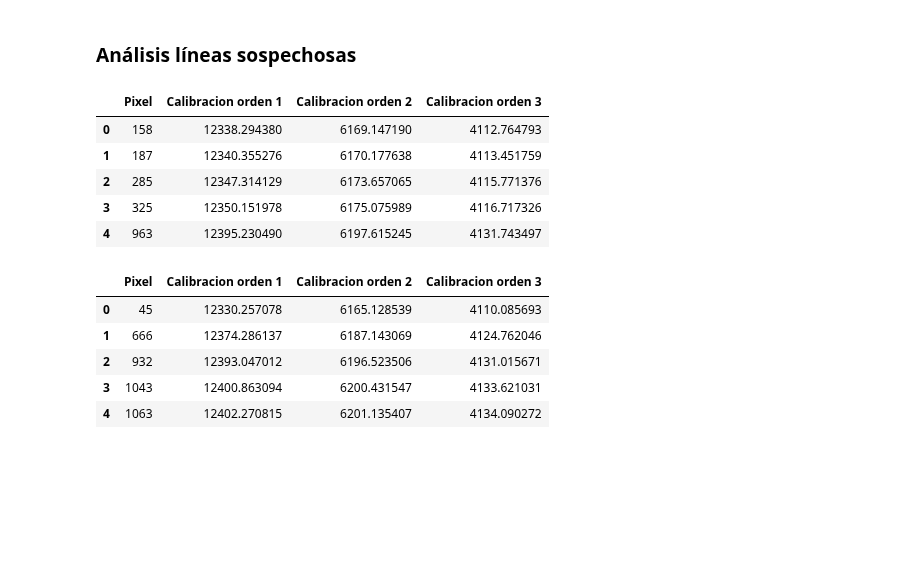
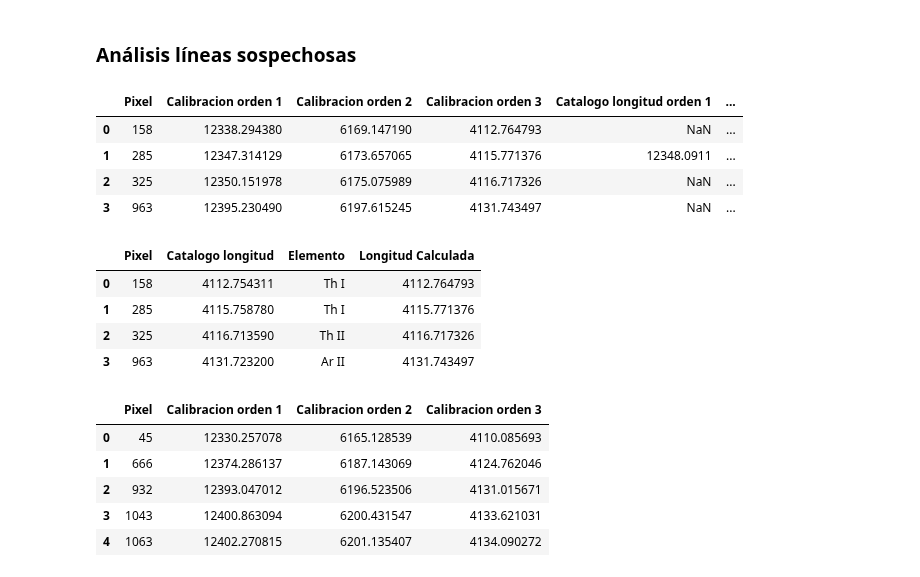
Before and after one commit to ccuellarn/Torium-Operation, a Jupyter notebook: Data/Th 6200/Analisis_6200.ipynb, the cells around one changed output. Cells and saved outputs as stored; diff of their text form; code cells hidden in the pictures; blank space fills up the shorter version.

```diff
--- a/Data/Th 6200/Analisis_6200.ipynb
+++ b/Data/Th 6200/Analisis_6200.ipynb
@@ -184,7 +184,7 @@ catalog_long_1 = [6164.48, 6169.82, 6172.28, 6173.10, 6178.43, 6180.71, 6182.62,
 Pixesp_1 = [1063]
 
 #Lista de líneas completamente sospechosas
-Pixsus_1 = [158,187,325,963]
+Pixsus_1 = [158,325,963]
 
 #Unir dataframes de líneas en el catalogo
 DataFit_1 = MakeDataFrame(len(marker_xl),catalog_long_1,index_xl, index_yl)
@@ -398,40 +398,37 @@ fig3.tight_layout()
 # %%
 #Ver y tener los diferentes valores encontrados en el catalogo de nist
 LineasSos_1 = LineasSus(Pixsus_1,param)
-# LineasSos_1['Catalogo longitud orden 1'] = []
-# LineasSos_1['Elemento orden 1'] = [ ]
-# LineasSos_1['Catalogo longitud orden 3'] = []
-# LineasSos_1['Elemento orden 3'] = [ ]
+LineasSos_2 = LineasSus(Pixsus_2 ,param)
+LineasSos = pd.concat([LineasSos_1,LineasSos_2], axis=0).sort_values(by='Pixel', ascending=True, na_position='first').reset_index(drop=True)
 
-LineasSos_2 = LineasSus(Pixsus_2 ,param)
-# LineasSos_2['Catalogo longitud orden 1'] = []
-# LineasSos_2['Elemento orden 1'] = [ ]
-# LineasSos_2['Catalogo longitud orden 3'] = []
-# LineasSos_2['Elemento orden 3'] = [ ]
+LineasSos['Catalogo longitud orden 1'] = [None, 12348.0911, None, None]
+LineasSos['Elemento orden 1'] = [None, 'Th I', None, None]
+LineasSos['Catalogo longitud orden 3'] = [4112.754311, 4115.75878, 4116.71359, 4131.7232]
+LineasSos['Elemento orden 3'] = ['Th I', 'Th I', 'Th II', 'Ar II']
 
-LineasSos = pd.concat([LineasSos_1,LineasSos_2], axis=0).sort_values(by='Pixel', ascending=True, na_position='first').reset_index(drop=True)
 LineasSos
 # %% [output]
-|  | Pixel | Calibracion orden 1 | Calibracion orden 2 | Calibracion orden 3 |
-| 0 | 158 | 12338.294380 | 6169.147190 | 4112.764793 |
-| 1 | 187 | 12340.355276 | 6170.177638 | 4113.451759 |
-| 2 | 285 | 12347.314129 | 6173.657065 | 4115.771376 |
-| 3 | 325 | 12350.151978 | 6175.075989 | 4116.717326 |
-| 4 | 963 | 12395.230490 | 6197.615245 | 4131.743497 |
+|  | Pixel | Calibracion orden 1 | Calibracion orden 2 | Calibracion orden 3 | Catalogo longitud orden 1 | ... |
+| 0 | 158 | 12338.294380 | 6169.147190 | 4112.764793 | NaN | ... |
+| 1 | 285 | 12347.314129 | 6173.657065 | 4115.771376 | 12348.0911 | ... |
+| 2 | 325 | 12350.151978 | 6175.075989 | 4116.717326 | NaN | ... |
+| 3 | 963 | 12395.230490 | 6197.615245 | 4131.743497 | NaN | ... |
 # %%
-# # Por si se necesita quitar algun elemento None del dataframe .drop([2],axis=0).reset_index(drop=True)
-# LineasSos_1['Catalogo longitud'] = []
-# LineasSos_1['Elemento'] = [ ]
+# Por si se necesita quitar algun elemento None del dataframe .drop([2],axis=0).reset_index(drop=True)
+LineasSos['Catalogo longitud'] = [4112.754311, 4115.75878, 4116.71359, 4131.7232]
+LineasSos['Elemento'] = ['Th I', 'Th I', 'Th II', 'Ar II']
+LineasSos['Longitud Calculada'] = LineasSos['Calibracion orden 3']
+LineasSos = LineasSos.drop(['Catalogo longitud orden 1','Catalogo longitud orden 3', 'Calibracion orden 1', 'Calibracion orden 3','Elemento orden 1','Elemento orden 3', 'Calibracion orden 2'], axis=1)
 
-# LineasSos_2['Catalogo longitud'] = []
-# LineasSos_2['Elemento'] = []
-
-# LineasSos = pd.concat([LineasSos_1,LineasSos_2], axis=0).sort_values(by='Pixel', ascending=True, na_position='first').reset_index(drop=True)
-# LineasSos['Longitud Calculada'] = []
-# LineasSos
-
+LineasSos
 # #Código para imprimir la tabla de latex
 # #print(LineasSos.to_latex(index=False))
+# %% [output]
+|  | Pixel | Catalogo longitud | Elemento | Longitud Calculada |
+| 0 | 158 | 4112.754311 | Th I | 4112.764793 |
+| 1 | 285 | 4115.758780 | Th I | 4115.771376 |
+| 2 | 325 | 4116.713590 | Th II | 4116.717326 |
+| 3 | 963 | 4131.723200 | Ar II | 4131.743497 |
 # %%
 #Lineas que aparecen en el espectro y no son sospechosas
 LineasSos_1_ = LineasSus(Pixesp_1,param)
```
Also changed, not shown: parts of 1 cell of this notebook, 4 other files.
